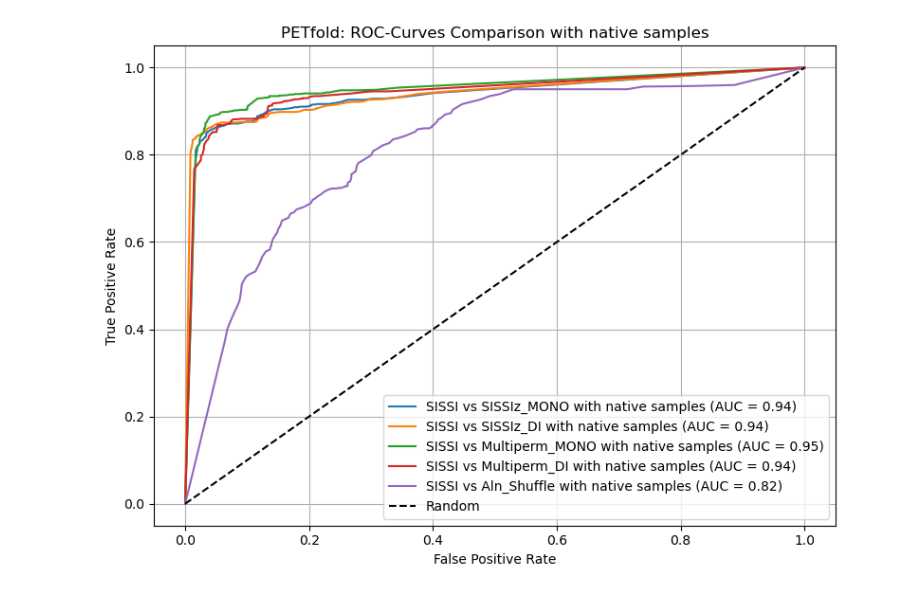
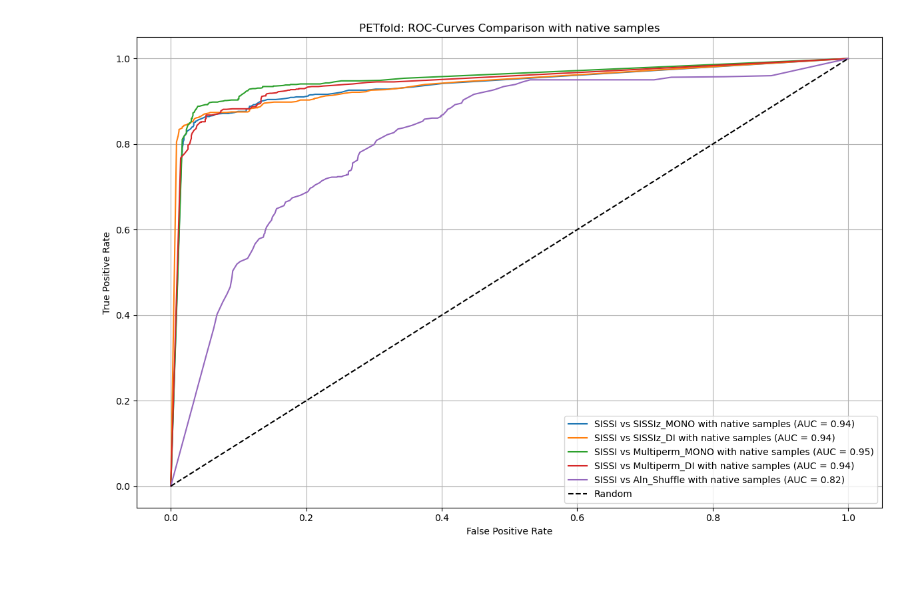
Before and after one commit to Faragas91/Masterarbeit, a Jupyter notebook: 2.Versuch/Scripts/for_Native_Data/ROC-Curve_PETfold.ipynb, the cells around one changed output. Saved outputs shown, nothing was run; the diff lists cells and outputs as text; code cells hidden in the pictures.

Commit message:
fixed size of plots to figsize(12,8) and remove title

```diff
--- a/2.Versuch/Scripts/for_Native_Data/ROC-Curve_PETfold.ipynb
+++ b/2.Versuch/Scripts/for_Native_Data/ROC-Curve_PETfold.ipynb
@@ -30,9 +30,9 @@ def evaluate_classifier(df_positive, df_negative, pos_label=1, neg_label=0, titl
     data['Label'] = data['Label'].map(label_map)
 
     # Visualisierung: Histogramm
-    plt.figure()
+    plt.figure(figsize=(12, 8))
     sns.histplot(data=data, x='Score', hue='Label', kde=True, bins=50)
-    plt.title(f"PETfold: Histogram {title_suffix}")
+    # plt.title(f"PETfold: Histogram {title_suffix}")
     plt.xlabel("Score")
     plt.ylabel("Number")
     if save_path:
@@ -54,11 +54,11 @@ def evaluate_classifier(df_positive, df_negative, pos_label=1, neg_label=0, titl
     cm = confusion_matrix(y, y_pred)
     labels = ["Negative", "Positive"]
 
-    plt.figure(figsize=(5, 4))
+    plt.figure(figsize=(12, 8))
     sns.heatmap(cm, annot=True, fmt="d", cmap="Blues", xticklabels=labels, yticklabels=labels)
     plt.xlabel("Predicted Label")
     plt.ylabel("True Label")
-    plt.title(f"PETfold: Confusion Matrix {title_suffix}")
+    # plt.title(f"PETfold: Confusion Matrix {title_suffix}")
     if save_path:
         filename = os.path.join(save_path, f"PETfold: Confusion Matrix {title_suffix.replace(' ', '_')}.png")
         plt.savefig(filename, dpi=300, bbox_inches='tight')
@@ -71,12 +71,12 @@ def evaluate_classifier(df_positive, df_negative, pos_label=1, neg_label=0, titl
     fpr, tpr, thresholds = roc_curve(y, y_proba)
     roc_auc = auc(fpr, tpr)
 
-    plt.figure()
+    plt.figure(figsize=(12, 8))
     plt.plot(fpr, tpr, label=f"ROC (AUC = {roc_auc:.2f})", color='red')
     plt.plot([0, 1], [0, 1], linestyle='--', color='gray')
     plt.xlabel("False Positive Rate")
     plt.ylabel("True Positive Rate")
-    plt.title(f"PETfold: ROC-Curve {title_suffix}")
+    # plt.title(f"PETfold: ROC-Curve {title_suffix}")
     plt.legend(loc="lower right")
     plt.grid(True)
     if save_path:
@@ -185,28 +185,28 @@ weighted avg       0.90      0.90      0.90      1652
 # %%
 import matplotlib.pyplot as plt
 from sklearn.metrics import roc_curve, auc
 import os
 
 save_path = "/mnt/bernhard/Masterarbeit/2.Versuch/Plots/Native/PETfold/"
 
-plt.figure(figsize=(8, 6))
+plt.figure(figsize=(12, 8))
 
 for entry in all_roc_data:
     fpr, tpr, _ = roc_curve(entry['y_true'], entry['y_proba'])
     roc_auc = auc(fpr, tpr)
     plt.plot(fpr, tpr, label=f"{entry['label']} (AUC = {roc_auc:.2f})")
 
 plt.plot([0, 1], [0, 1], 'k--', label='Random')
 
 plt.xlabel("False Positive Rate")
 plt.ylabel("True Positive Rate")
 plt.title("PETfold: ROC-Curves Comparison with native samples")
 plt.legend(loc="lower right")
 plt.grid(True)
 plt.tight_layout()
 if save_path:
     filename = os.path.join(save_path, "PETfold: ROC Curve All with native samples.png")
     plt.savefig(filename, dpi=300, bbox_inches='tight')
 plt.show()
 # %% [output]
-[figure, old version]
+[figure, new version]
```
Also changed, not shown: parts of 1 cell of this notebook, 11 other files.
